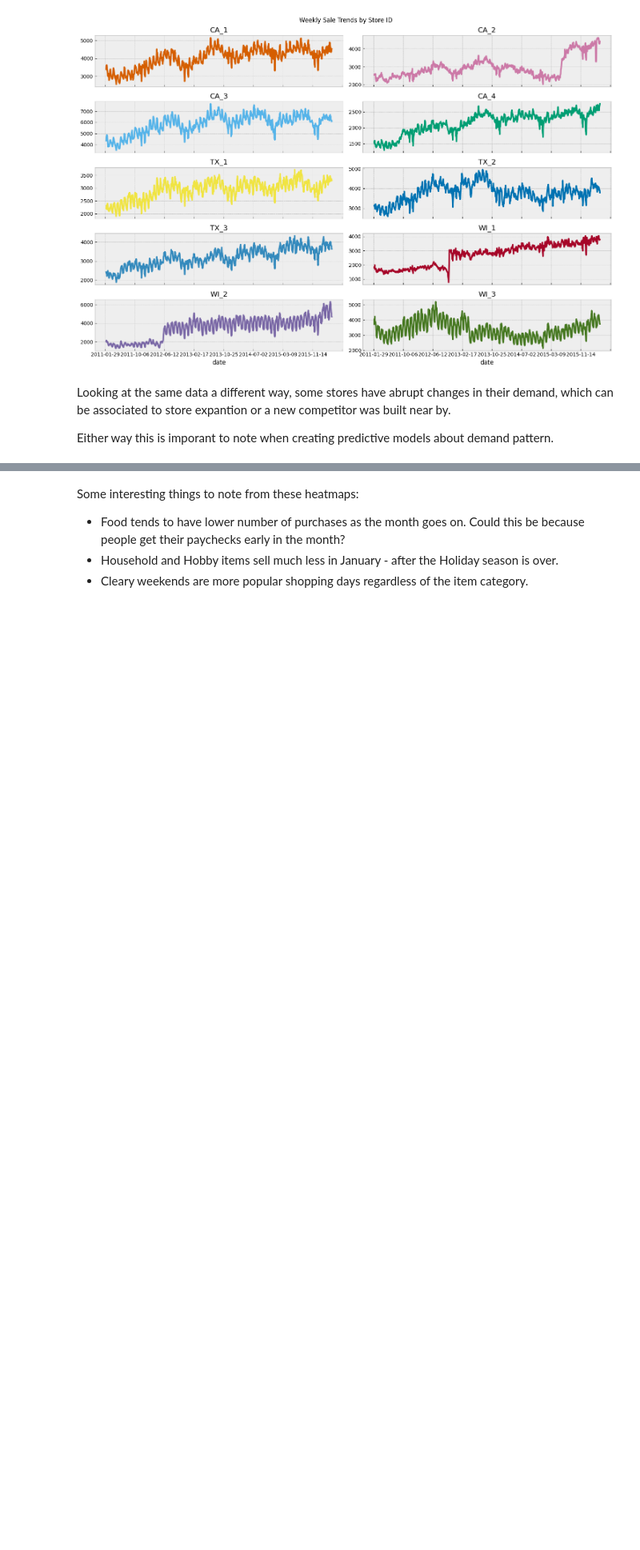
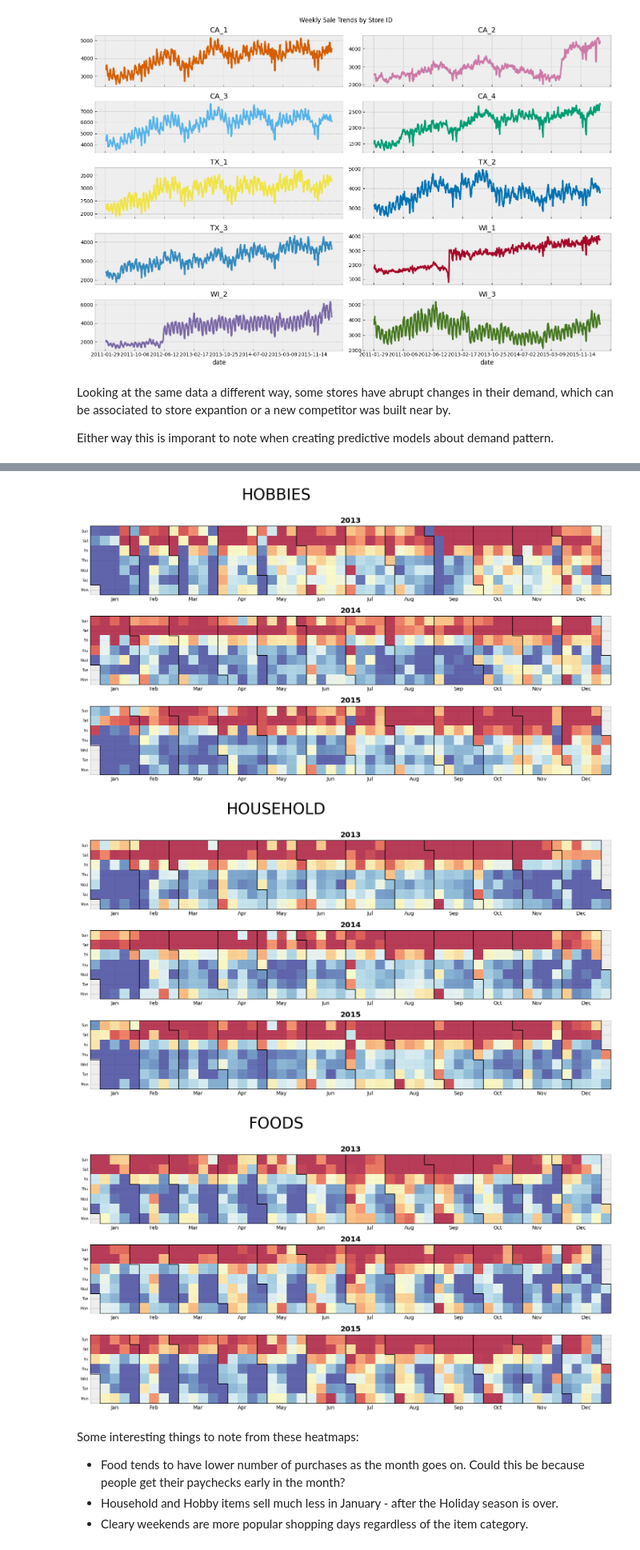
Before and after one commit to Catarina777/M5_forecasting, a Jupyter notebook: data_exploration.ipynb, the cells around one changed output, grey strips where cells are left out. Shown at 80% size. Saved outputs shown, nothing was run; the diff lists cells and outputs as text; code cells hidden in the pictures; blank space fills up the shorter version.

Commit message:
Add zip file and heatmaps to data_exploration

```diff
--- a/data_exploration.ipynb
+++ b/data_exploration.ipynb
@@ -609,24 +609,3 @@ def calmap(ax, year, data):
     # Showing data
     ax.imshow(data, extent=[0, 53, 0, 7], zorder=10, vmin=-1, vmax=1,
               cmap="RdYlBu_r", origin="lower", alpha=.75)  # Displaying the heatmap
-# %%
-from sklearn.preprocessing import StandardScaler  # Importing StandardScaler from sklearn.preprocessing
-sscale = StandardScaler()  # Creating a StandardScaler object
-
-past_sales.index = pd.to_datetime(past_sales.index)  # Converting the index of past_sales to datetime
-
-# Looping through unique categories in stv['cat_id']
-for i in stv['cat_id'].unique():
-    fig, axes = plt.subplots(len(past_sales.columns), 1, figsize=(20, 8*len(past_sales.columns)))  # Creating subplots
-
-    # Looping through each year
-    for year in range(2011, 2017):
-        start_date = pd.Timestamp(f'{year}-01-29')
-        end_date = pd.Timestamp(f'{year + 1}-06-19')
-        sales_year = past_sales.loc[past_sales.index.isin(pd.date_range(start_date, end_date, freq='D'))][items_col].mean(axis=1)
-        scaled_sales = sscale.fit_transform(sales_year.values.reshape(-1, 1))
-        calmap(axes[year - 2011], year, scaled_sales.reshape(53, 7).T)
-
-    plt.suptitle(i, fontsize=30, x=0.4, y=1.01)  # Adding a title to the figure
-    plt.tight_layout()  # Adjusting subplot layout
-    plt.show()  # Displaying the plot
@@ -639,3 +612,29 @@ ValueError: Image size of 2000x24392000 pixels is too large. It must be less tha
+# %%
+from sklearn.preprocessing import StandardScaler
+sscale = StandardScaler()
+past_sales.index = pd.to_datetime(past_sales.index)
+for i in stv['cat_id'].unique():
+    fig, axes = plt.subplots(3, 1, figsize=(20, 8))
+    items_col = [c for c in past_sales.columns if i in c]
+    sales2013 = past_sales.loc[past_sales.index.isin(pd.date_range('31-Dec-2012',
+                                                                   periods=371))][items_col].mean(axis=1)
+    vals = np.hstack(sscale.fit_transform(sales2013.values.reshape(-1, 1)))
+    calmap(axes[0], 2013, vals.reshape(53,7).T)
+    sales2014 = past_sales.loc[past_sales.index.isin(pd.date_range('30-Dec-2013',
+                                                                   periods=371))][items_col].mean(axis=1)
+    vals = np.hstack(sscale.fit_transform(sales2014.values.reshape(-1, 1)))
+    calmap(axes[1], 2014, vals.reshape(53,7).T)
+    sales2015 = past_sales.loc[past_sales.index.isin(pd.date_range('29-Dec-2014',
+                                                                   periods=371))][items_col].mean(axis=1)
+    vals = np.hstack(sscale.fit_transform(sales2015.values.reshape(-1, 1)))
+    calmap(axes[2], 2015, vals.reshape(53,7).T)
+    plt.suptitle(i, fontsize=30, x=0.4, y=1.01)
+    plt.tight_layout()
+    plt.show()
+# %% [output]
+[figure, added]
+[figure, added]
+[figure, added]
 # %% [markdown]
 Some interesting things to note from these heatmaps:
 
```
Also changed, not shown: parts of 1 cell of this notebook, 1 other file.
